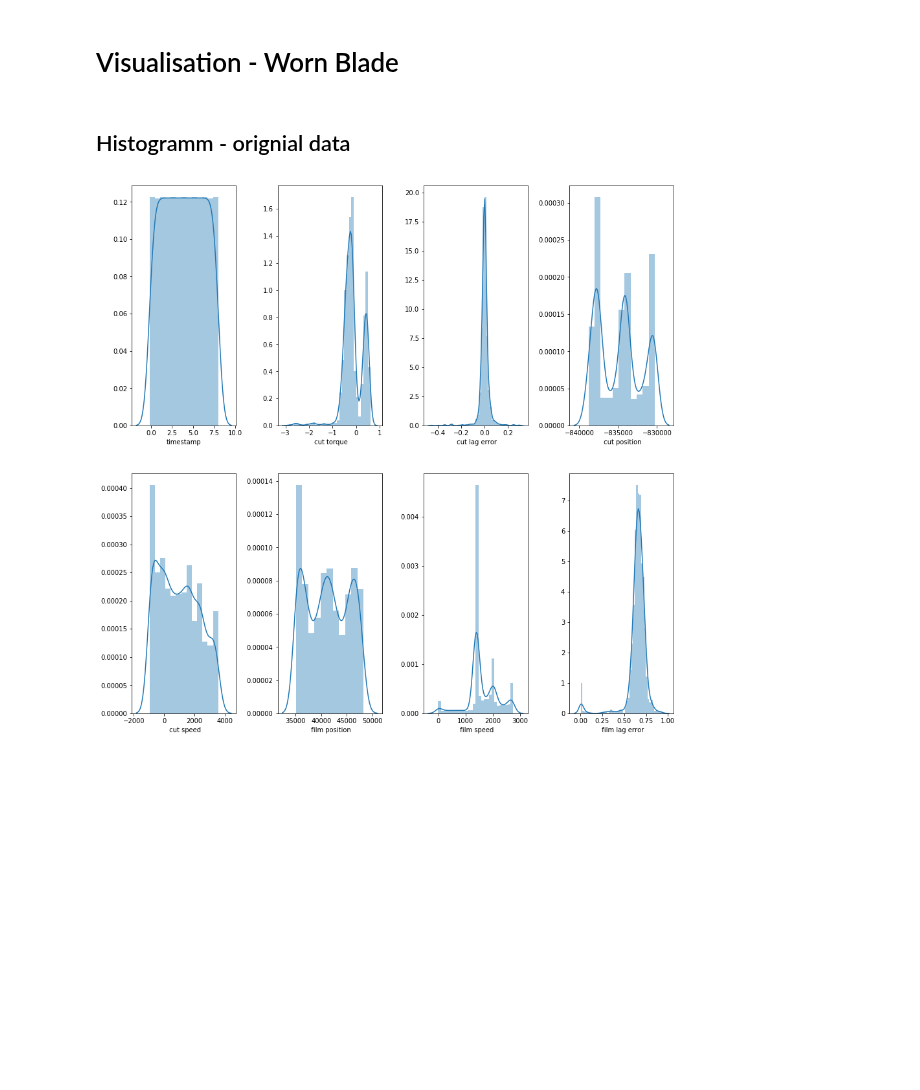
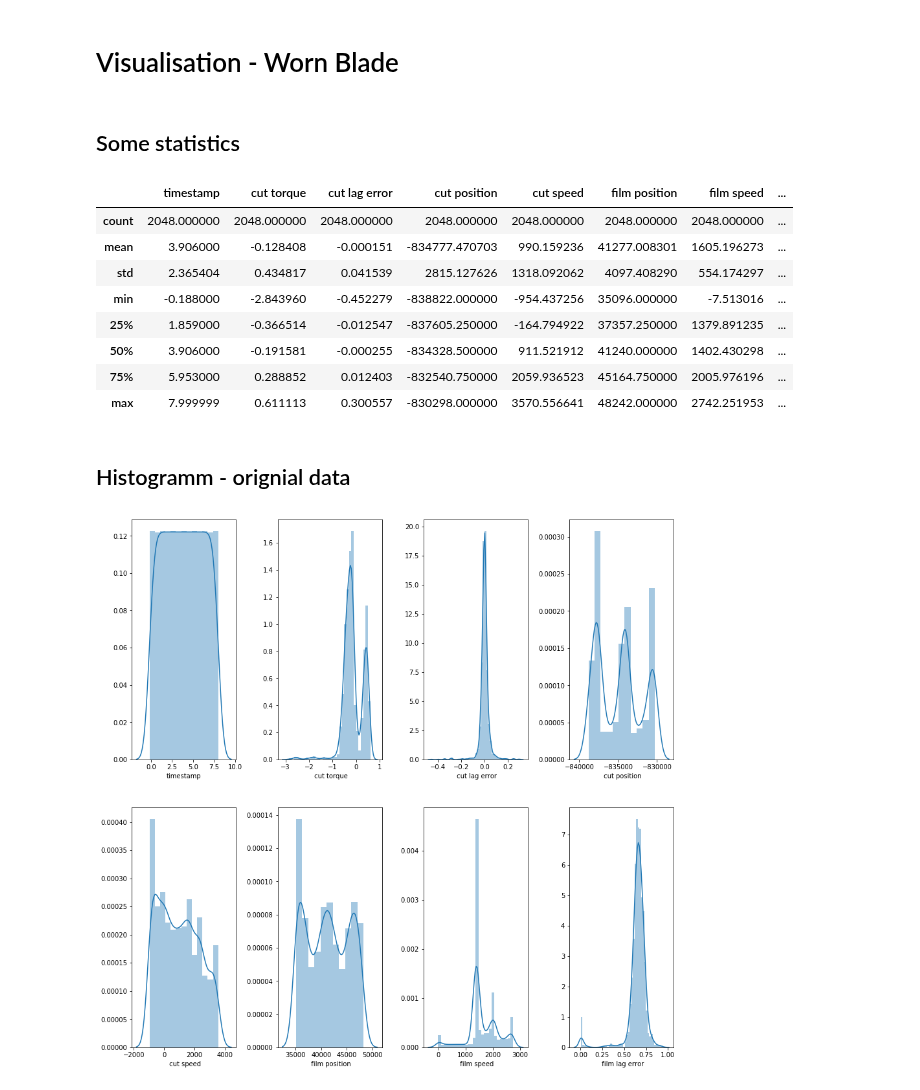
Before and after one commit to carlov93/predictive_maintenance, a Jupyter notebook: src/visualisation/visualisation_raw_sensor_worn_blade.ipynb, the cells around one changed output. Drawn from its saved outputs; the diff is of its cells as text; code cells hidden in the pictures; blank space fills up the shorter version.

```diff
--- a/src/visualisation/visualisation_raw_sensor_worn_blade.ipynb
+++ b/src/visualisation/visualisation_raw_sensor_worn_blade.ipynb
@@ -8,6 +8,20 @@ import seaborn as sns
 path_original = "../../data/vega_shrinkwrapper_original/WornBlade/WornBlade001.csv"
 # %%
 df_original = pd.read_csv(path_original)
+# %% [markdown]
+## Some statistics
+# %%
+df_original.describe()
+# %% [output]
+|  | timestamp | cut torque | cut lag error | cut position | cut speed | film position | film speed | ... |
+| count | 2048.000000 | 2048.000000 | 2048.000000 | 2048.000000 | 2048.000000 | 2048.000000 | 2048.000000 | ... |
+| mean | 3.906000 | -0.128408 | -0.000151 | -834777.470703 | 990.159236 | 41277.008301 | 1605.196273 | ... |
+| std | 2.365404 | 0.434817 | 0.041539 | 2815.127626 | 1318.092062 | 4097.408290 | 554.174297 | ... |
+| min | -0.188000 | -2.843960 | -0.452279 | -838822.000000 | -954.437256 | 35096.000000 | -7.513016 | ... |
+| 25% | 1.859000 | -0.366514 | -0.012547 | -837605.250000 | -164.794922 | 37357.250000 | 1379.891235 | ... |
+| 50% | 3.906000 | -0.191581 | -0.000255 | -834328.500000 | 911.521912 | 41240.000000 | 1402.430298 | ... |
+| 75% | 5.953000 | 0.288852 | 0.012403 | -832540.750000 | 2059.936523 | 45164.750000 | 2005.976196 | ... |
+| max | 7.999999 | 0.611113 | 0.300557 | -830298.000000 | 3570.556641 | 48242.000000 | 2742.251953 | ... |
 # %% [markdown]
 ## Histogramm - orignial data
 # %%
```
Also changed, not shown: 14 other files.
